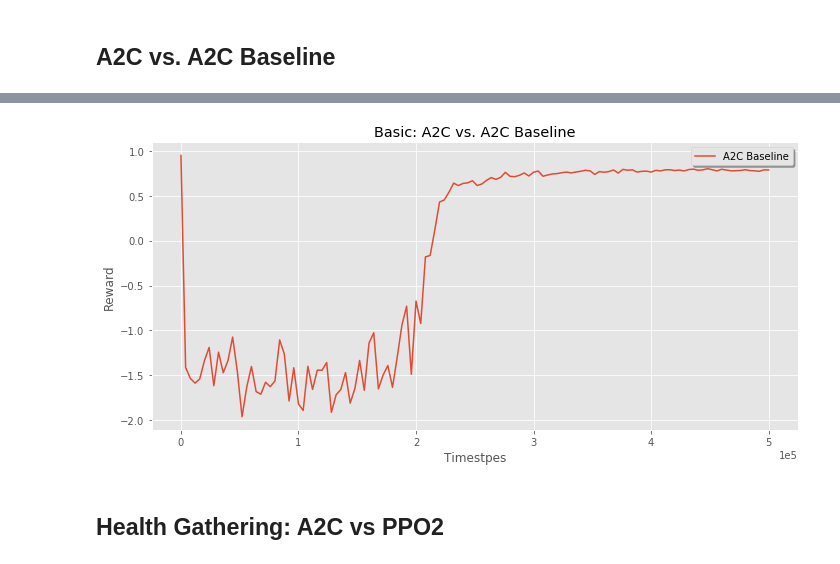
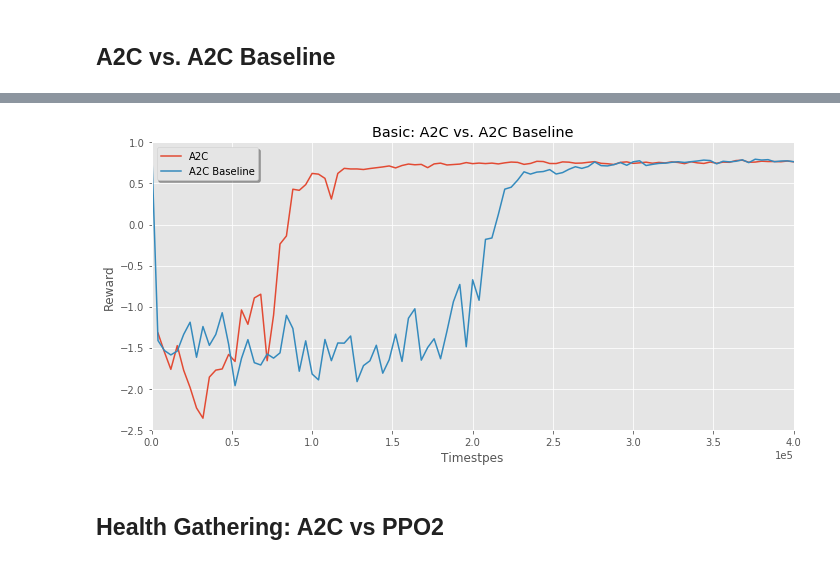
Before and after one commit to ChrisFugl/DoomRL, a Jupyter notebook: visualizations.ipynb, the cells around one changed output, grey strips where cells are left out. Drawn from its saved outputs; the diff is of its cells as text; code cells hidden in the pictures.

Commit message:
small updated of basic plot

```diff
--- a/visualizations.ipynb
+++ b/visualizations.ipynb
@@ -295,21 +275,21 @@ baseline_rewards
 # %%
 plt.rcParams["figure.figsize"] = (10,5)
-#plt.plot(a2c_steps, a2c_rewards, label='A2C')
+plt.plot(a2c_steps, a2c_rewards, label='A2C')
 plt.plot(baseline_steps, baseline_rewards, label='A2C Baseline')
 
-#plt.ylim((-2.5,1))
-#plt.xlim(0,400000)
+plt.ylim((-2.5,1))
+plt.xlim(0,400000)
 
 plt.title('Basic: A2C vs. A2C Baseline')
 plt.xlabel('Timestpes')
 plt.ylabel('Reward')
 
 plt.ticklabel_format(style='sci', axis='x', scilimits=(0,0))
 plt.tight_layout()
 plt.legend(shadow=True)
 plt.savefig('plots/A2C_vs_A2C_Baseline', dpi=130)
 # %% [output]
-[figure, old version]
+[figure, new version]
 # %% [markdown]
 ## Health Gathering: A2C vs PPO2
 # %%
```
Also changed, not shown: parts of 1 cell of this notebook.
